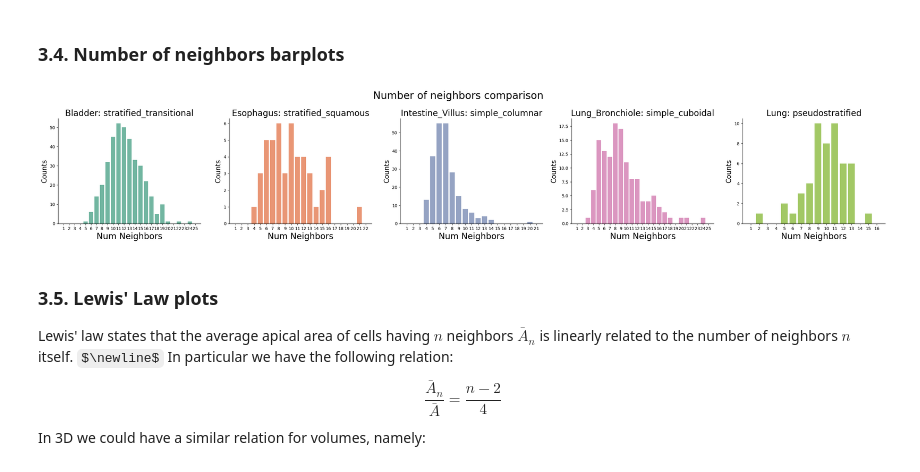
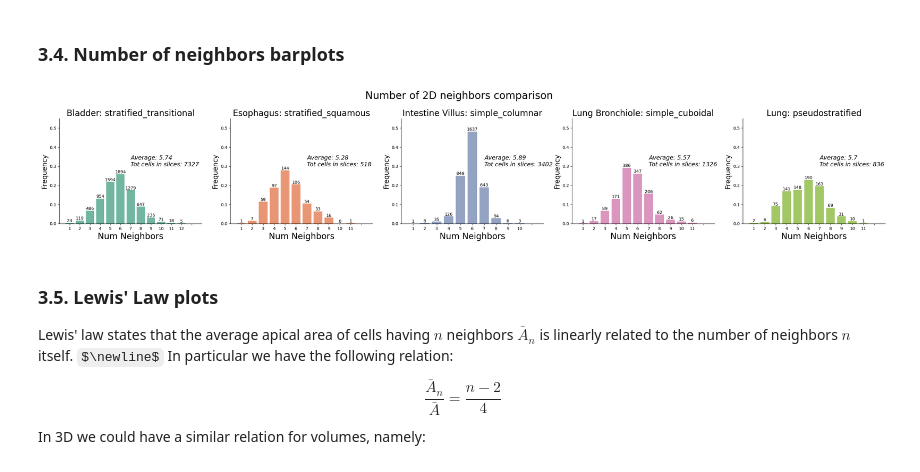
Before and after one commit to AntanasMurelis/EpiStats, a Jupyter notebook: src/tutorials/plots_tutorial.ipynb, the cells around one changed output. Cells and saved outputs as stored; diff of their text form; code cells hidden in the pictures; some formulas as TeX source.

Commit message:
added area variability plots

```diff
--- a/src/tutorials/plots_tutorial.ipynb
+++ b/src/tutorials/plots_tutorial.ipynb
@@ -198,14 +198,15 @@ sp.features_grid_kdplots(
 ### 3.4. Number of neighbors barplots
 # %%
 sp.num_neighbors_barplots(
-    df=numeric_cell_stats_df,
+    df=cell_stats_df,
+    version='2D',
     remove_outliers=True,
     color_map=cell_cmap,
     save_dir=save_plots_dir,
     show=True
 )
 # %% [output]
-[figure, old version]
+[figure, new version]
 # %% [markdown]
 ### 3.5. Lewis' Law plots
 
```
Also changed, not shown: parts of 3 cells of this notebook.
